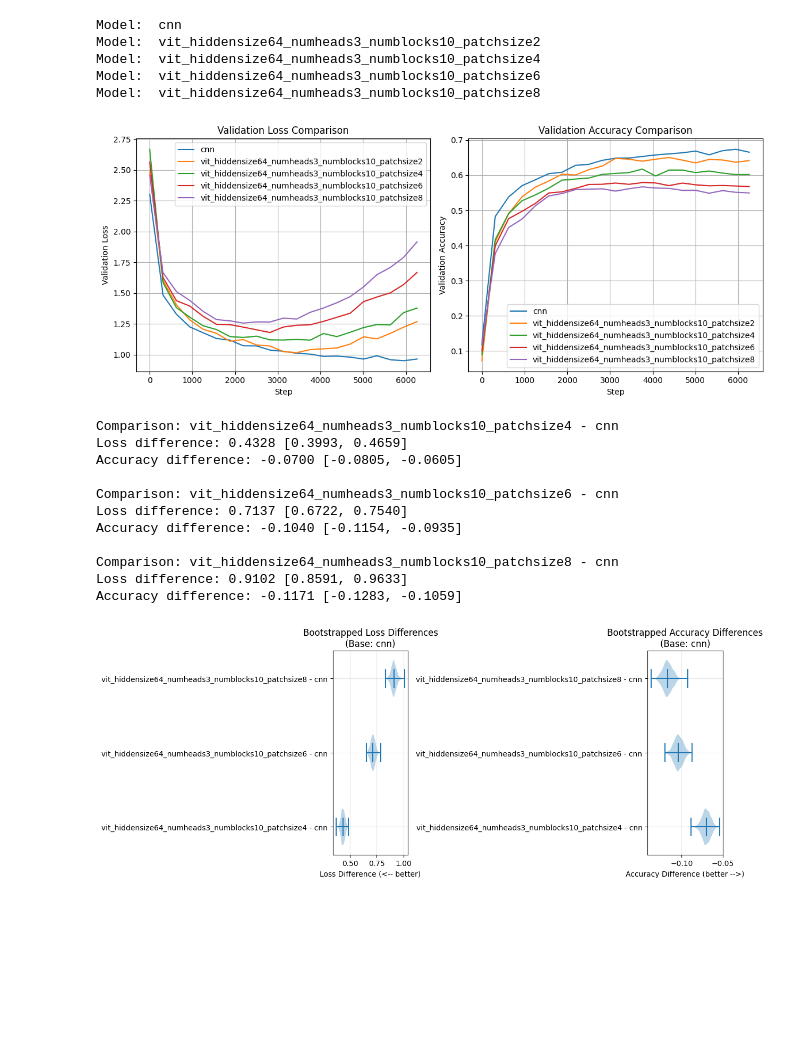
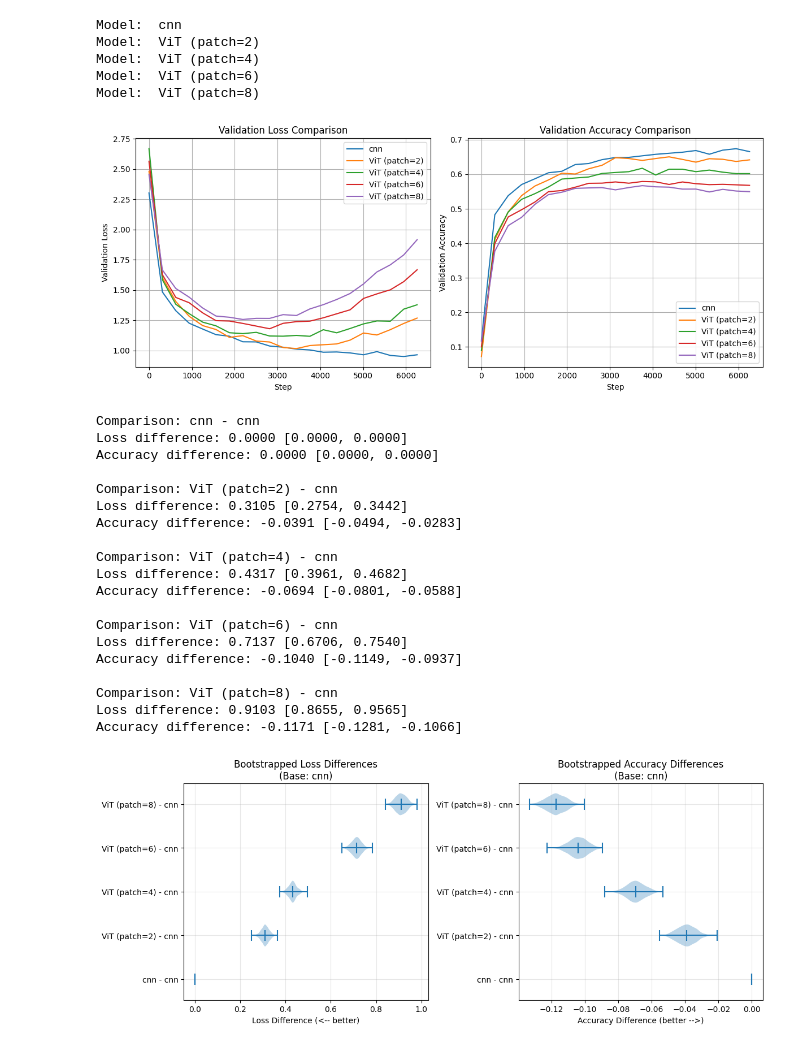
Before and after one commit to jordanlei/vision-transformer, a Jupyter notebook: demos/model_comparison.ipynb, the cells around one changed output. Saved outputs shown, nothing was run; the diff lists cells and outputs as text; code cells hidden in the pictures; blank space fills up the shorter version.

```diff
--- a/demos/model_comparison.ipynb
+++ b/demos/model_comparison.ipynb
@@ -15,18 +15,21 @@ import glob
 # %%
 runners = {}
 
-for file in sorted(glob.glob("../saved/*.pkl")):
+for file in ["../saved/cnn.pkl"] + sorted(glob.glob("../saved/vit_hiddensize64_numheads3_numblocks10_patchsize*.pkl")):
     model = file.split("/")[-1].split(".")[0]
+    if "patchsize" in model:
+        model = f"ViT (patch={model.split('patchsize')[-1]})"
+
     print("Model: ", model)
 
     runner = Runner.load(file)
     runners[model] = runner
 # %% [output]
 Model:  cnn
-Model:  vit_hiddensize64_numheads3_numblocks10_patchsize2
-Model:  vit_hiddensize64_numheads3_numblocks10_patchsize4
-Model:  vit_hiddensize64_numheads3_numblocks10_patchsize6
-Model:  vit_hiddensize64_numheads3_numblocks10_patchsize8
+Model:  ViT (patch=2)
+Model:  ViT (patch=4)
+Model:  ViT (patch=6)
+Model:  ViT (patch=8)
 # %%
 plt.figure(figsize=(12, 5))
 
@@ -51,8 +54,9 @@ plt.title('Validation Accuracy Comparison')
 plt.legend()
 
 plt.tight_layout()
+plt.savefig("../figures/model_comparison_curves.png")
 # %% [output]
-[figure, old version]
+[figure, new version]
 # %%
 import pandas as pd
 transform = transforms.Compose([
@@ -105,7 +109,7 @@ acc_df = pd.DataFrame({model: metrics['accuracy'] for model, metrics in model_me
 
 # Calculate differences from baseline model
 base_model = list(runners.keys())[0]
-for compare_model in list(runners.keys())[1:]:
+for compare_model in list(runners.keys()):
     loss_df[f'{compare_model} - {base_model}'] = loss_df[compare_model] - loss_df[base_model]
     acc_df[f'{compare_model} - {base_model}'] = acc_df[compare_model] - acc_df[base_model]
 
@@ -131,42 +135,51 @@ plt.figure(figsize=(12, 5))
 plt.subplot(1, 2, 1)
 plt.violinplot([loss_boots_df[col] for col in loss_boots_df.columns],
                showmeans=True, showextrema=True, vert=False)
 plt.yticks(range(1, len(diff_cols) + 1), diff_cols)
 plt.title(f'Bootstrapped Loss Differences\n(Base: {base_model})')
 plt.xlabel('Loss Difference (<-- better)')
 plt.grid(True, alpha=0.3)
 
 # Plot accuracy differences
 plt.subplot(1, 2, 2)
 plt.violinplot([acc_boots_df[col] for col in acc_boots_df.columns],
                showmeans=True, showextrema=True, vert=False)
 plt.yticks(range(1, len(diff_cols) + 1), diff_cols)
 plt.title(f'Bootstrapped Accuracy Differences\n(Base: {base_model})')
 plt.xlabel('Accuracy Difference (better -->)')
 plt.grid(True, alpha=0.3)
 
 # Print confidence intervals
 for col in diff_cols:
     print(f"\nComparison: {col}")
     loss_ci = np.percentile(loss_boots_df[col], [2.5, 97.5])
     acc_ci = np.percentile(acc_boots_df[col], [2.5, 97.5])
     print(f"Loss difference: {loss_boots_df[col].mean():.4f} [{loss_ci[0]:.4f}, {loss_ci[1]:.4f}]")
     print(f"Accuracy difference: {acc_boots_df[col].mean():.4f} [{acc_ci[0]:.4f}, {acc_ci[1]:.4f}]")
 
 plt.tight_layout()
+plt.savefig("../figures/model_comparison_bootstrap.png")
 plt.show()
 # %% [output]
-Comparison: vit_hiddensize64_numheads3_numblocks10_patchsize4 - cnn
-Loss difference: 0.4328 [0.3993, 0.4659]
-Accuracy difference: -0.0700 [-0.0805, -0.0605]
+Comparison: cnn - cnn
+Loss difference: 0.0000 [0.0000, 0.0000]
+Accuracy difference: 0.0000 [0.0000, 0.0000]
 
-Comparison: vit_hiddensize64_numheads3_numblocks10_patchsize6 - cnn
-Loss difference: 0.7137 [0.6722, 0.7540]
-Accuracy difference: -0.1040 [-0.1154, -0.0935]
+Comparison: ViT (patch=2) - cnn
+Loss difference: 0.3105 [0.2754, 0.3442]
+Accuracy difference: -0.0391 [-0.0494, -0.0283]
 
-Comparison: vit_hiddensize64_numheads3_numblocks10_patchsize8 - cnn
-Loss difference: 0.9102 [0.8591, 0.9633]
-Accuracy difference: -0.1171 [-0.1283, -0.1059]
+Comparison: ViT (patch=4) - cnn
+Loss difference: 0.4317 [0.3961, 0.4682]
+Accuracy difference: -0.0694 [-0.0801, -0.0588]
+
+Comparison: ViT (patch=6) - cnn
+Loss difference: 0.7137 [0.6706, 0.7540]
+Accuracy difference: -0.1040 [-0.1149, -0.0937]
+
+Comparison: ViT (patch=8) - cnn
+Loss difference: 0.9103 [0.8655, 0.9565]
+Accuracy difference: -0.1171 [-0.1281, -0.1066]
-[figure, old version]
+[figure, new version]
 # %%
 import pandas as pd
```
Also changed, not shown: parts of 1 cell of this notebook.
